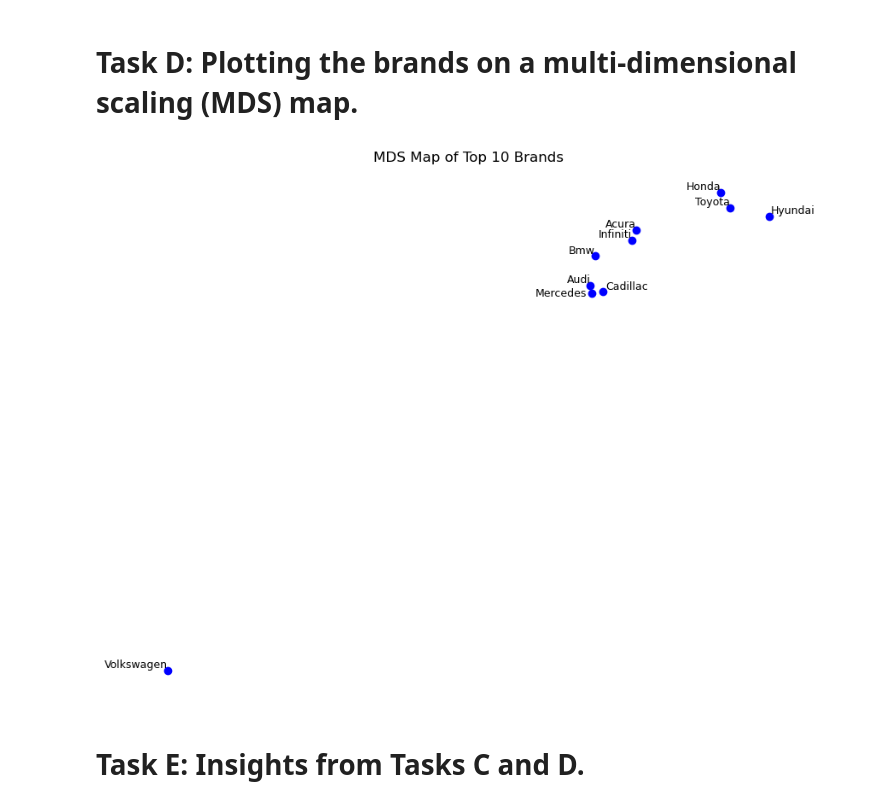
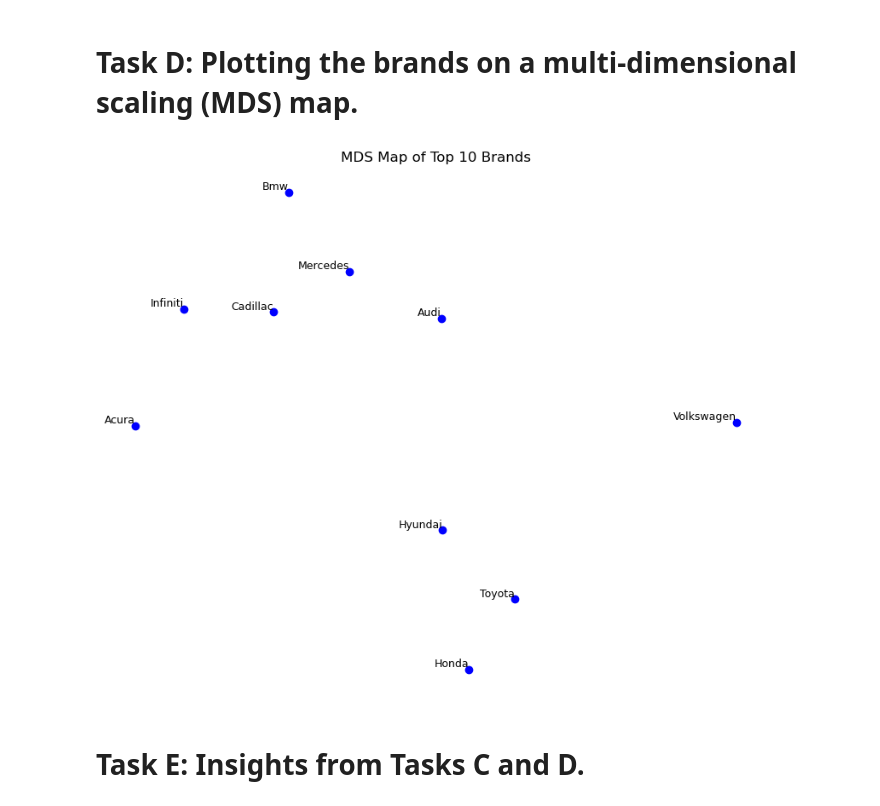
Before and after one commit to CarsonJMullen/Unstructured-Data-Analytics, a Jupyter notebook: Assignment 1/Edmunds_Analysis.ipynb, the cells around one changed output. Cells and saved outputs as stored; diff of their text form; code cells hidden in the pictures.

```diff
--- a/Assignment 1/Edmunds_Analysis.ipynb
+++ b/Assignment 1/Edmunds_Analysis.ipynb
@@ -399,6 +401,12 @@ def clean_text(text):
     text = re.sub(r'\W+', ' ', text.lower())  # Remove punctuation and convert to lowercase
     words = text.split()
     return words
+
+def find_and_replace_brand(message, model_to_brand):
+    message = message.lower()
+    for key, value in model_to_brand.items():
+        message = message.replace(key, value)
+    return message
 
 def find_brand_pairs(message, brands, window=5):
     message = re.sub(r'\W+', ' ', message.lower())  # Clean the message
@@ -447,12 +455,12 @@ def calculate_frequencies(df, top_brands, window=5):
             word_frequency[brand] += 1
 
         # Update pair frequencies
-        brand_pairs = find_brand_pairs(message, top_brands, window=window)
+        brand_pairs = find_brand_pairs(find_and_replace_brand(message, model_to_brand), top_brands, window=window)
         for brand_pair in brand_pairs:
             if brand_pair[0] in brands_in_message and brand_pair[1] in brands_in_message:
                 word_pair_frequency[brand_pair] += 1
 
-    return word_frequency, word_pair_frequency
+    return word_frequency, word_pair_frequency, mapped_brands
 
 
 # Function to calculate lift
@@ -478,7 +486,7 @@ def calculate_lift(word_frequency, word_pair_frequency, total_posts):
 def main(df, top_10_brands_list, window=7):
     # Step 1: Calculate word and word pair frequencies
     total_posts = len(df)
-    word_frequency, word_pair_frequency = calculate_frequencies(df, top_10_brands_list, window)
+    word_frequency, word_pair_frequency, mapped_brands = calculate_frequencies(df, top_10_brands_list, window)
 
     # Step 2: Calculate lift values
     lift_df = calculate_lift(word_frequency, word_pair_frequency, total_posts)
@@ -508,11 +516,11 @@ def main(df, top_10_brands_list, window=7):
 
     # Return both lift_matrix and lift_df
     #return lift_matrix, lift_df
-    return lift_matrix, lift_df, word_frequency, word_pair_frequency
+    return lift_matrix, lift_df, word_frequency, word_pair_frequency, mapped_brands
 
 # Execute the main function and capture the lift matrix and lift DataFrame
 #lift_matrix, lift_df = main(df, top_10_brands_list, stop_words, window=7)
-lift_matrix, lift_df, word_frequency, word_pair_frequency = main(df, top_10_brands_list, window=1000000000000)
+lift_matrix, lift_df, word_frequency, word_pair_frequency, mapped_brands = main(df, top_10_brands_list, window=7)
 
 # Display the lift matrix as a DataFrame
 lift_matrix
@@ -600,6 +571,7 @@ sample_messages = [
     "Just saw a Mercedes and an Infiniti racing down the highway.",
     "Looking at Toyota and Ford trucks for my next purchase.",
     "No car brand mentioned here."
+    "leather definitely Audi-like Jetta-like."
 ]
 
 for message in sample_messages:
@@ -800,45 +772,34 @@ mds_coordinates = mds.fit_transform(dissimilarity_array)
 # Create a DataFrame with the coordinates
 mds_df = pd.DataFrame(
     mds_coordinates,
     index=brands,
     columns=['Dimension 1', 'Dimension 2']
 )
 
 # Plotting
 plt.figure(figsize=(10, 8))
 plt.scatter(mds_df['Dimension 1'], mds_df['Dimension 2'], color='blue')
 
 # Annotate points with brand names
 for brand, x, y in zip(mds_df.index, mds_df['Dimension 1'], mds_df['Dimension 2']):
-    if brand == 'cadillac':
-        x_offset = 1.3
-        plt.text(x + x_offset, y, brand.capitalize(), fontsize=9, ha='right', va='bottom')
-    elif brand == 'mercedes':
-        x_offset = -0.15
-        y_offset = -0.5
-        plt.text(x + x_offset, y + y_offset, brand.capitalize(), fontsize=9, ha='right', va='bottom')
-    elif brand == 'hyundai':
-        x_offset = 1.3
-        plt.text(x + x_offset, y, brand.capitalize(), fontsize=9, ha='right', va='bottom')
-    else:
         plt.text(x, y, brand.capitalize(), fontsize=9, ha='right', va='bottom')
 
 plt.title('MDS Map of Top 10 Brands')
 
 # Remove axis labels
 plt.xlabel('')
 plt.ylabel('')
 
 # Remove axis numbers (ticks)
 plt.xticks([])
 plt.yticks([])
 
 # Remove the axes spines
 plt.axis('off')
 
 plt.show()
 # %% [output]
-[figure, old version]
+[figure, new version]
 # %% [markdown]
 # Task E: Insights from Tasks C and D.
 # %% [markdown]
```
Also changed, not shown: parts of 11 cells of this notebook.
